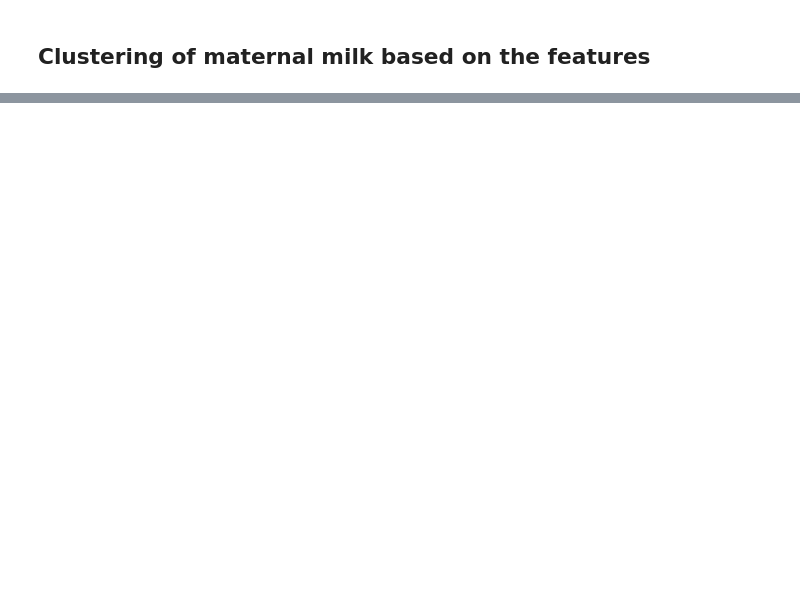
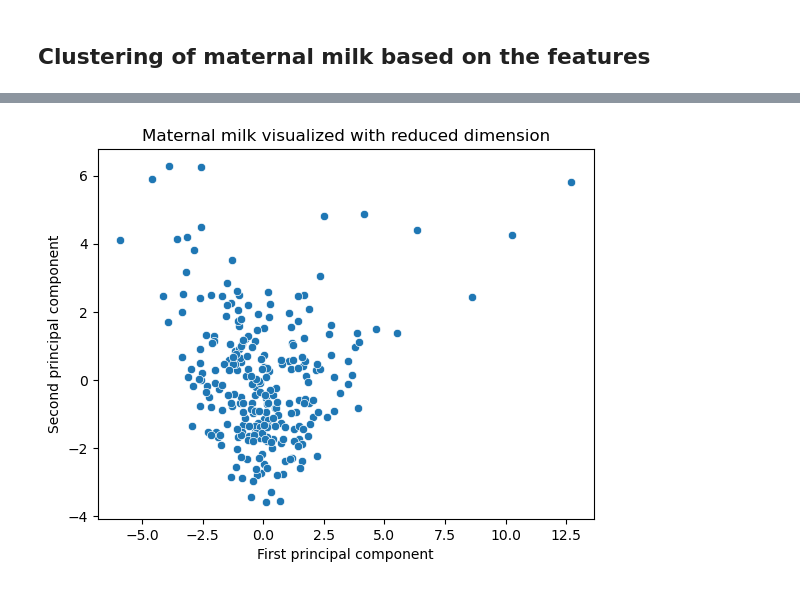
Before and after one commit to dr-leto/unimi, a Jupyter notebook: nutritional_epidemiology/breast_milk_eda.ipynb, the cells around one changed output, grey strips where cells are left out. Cells and saved outputs as stored; diff of their text form; code cells hidden in the pictures; blank space fills up the shorter version.

```diff
--- a/nutritional_epidemiology/breast_milk_eda.ipynb
+++ b/nutritional_epidemiology/breast_milk_eda.ipynb
@@ -109,0 +106,9 @@ for k in range(5):
+# %%
+milk_nutrient_cols = ["nutm4", "nutm5", "nutm6", "nutm8", "nutm50", "nutm54", "nutm64", "nutm67", "nutm75",
+  "nutm77", "nutm80", "nutm81", "nutm82", "nutm83", "nutm85", "nutm87"]
+milk_nutrients_names = ["Fat", "Protein" , "Lactose", "Energy", "LA" , "ALA", "AA" , "EPA" , "DPA",
+                        "dha", "omega 3", "Omega 6", "PUFA", "omega 6/ omega 3 ratio" , "SFA", "mufa"]
+
+milk_nutrients_mapping = dict(zip(milk_nutrient_cols, milk_nutrients_names))
+
+raw_milk_nutrients = data[milk_nutrient_cols].values
@@ -113,0 +177,11 @@ for k in range(5):
+# %%
+sc = StandardScaler()
+milk_nutrients = sc.fit_transform(raw_milk_nutrients)
+reduced_milk_nutrients = PCA(n_components=2).fit_transform(milk_nutrients)
+
+sns.scatterplot(x=reduced_milk_nutrients[:, 0], y=reduced_milk_nutrients[:, 1]);
+plt.xlabel("First principal component")
+plt.ylabel("Second principal component")
+plt.title("Maternal milk visualized with reduced dimension");
+# %% [output]
+[figure, added]
```
Also changed, not shown: parts of 34 cells of this notebook.
